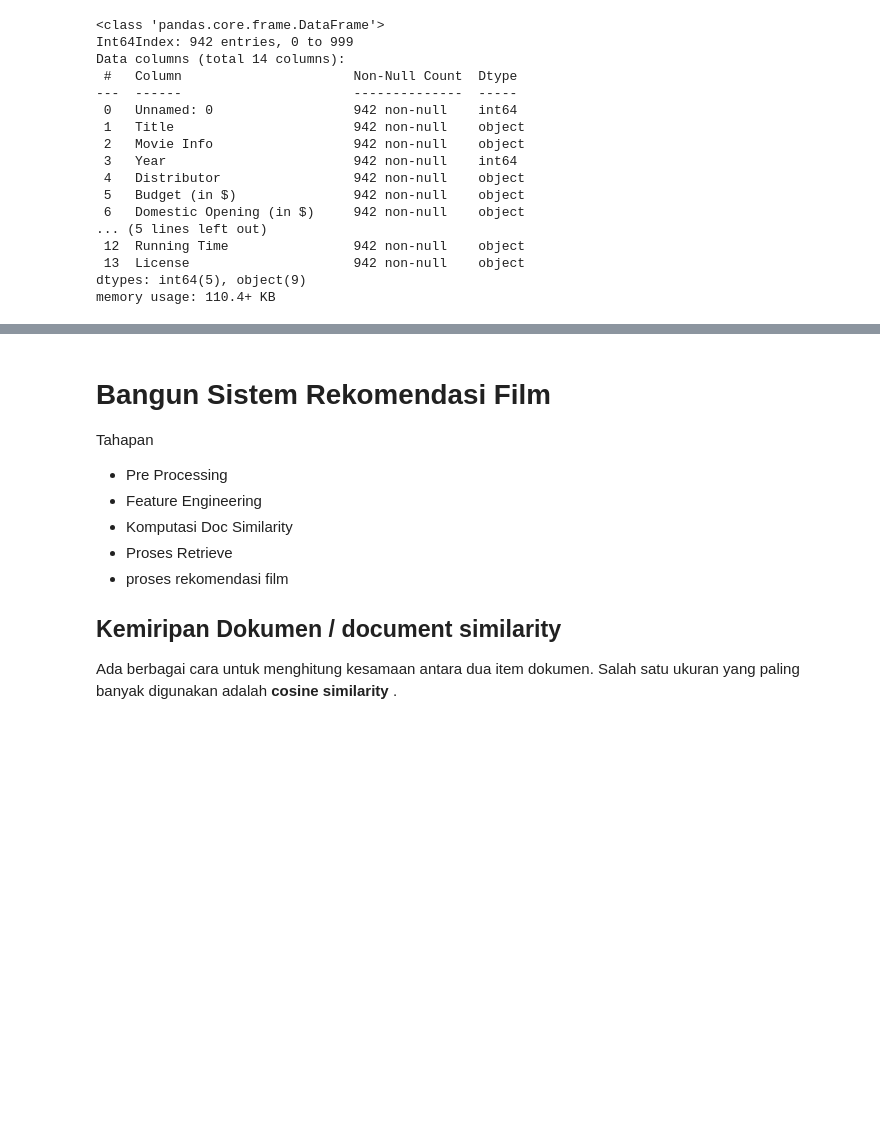
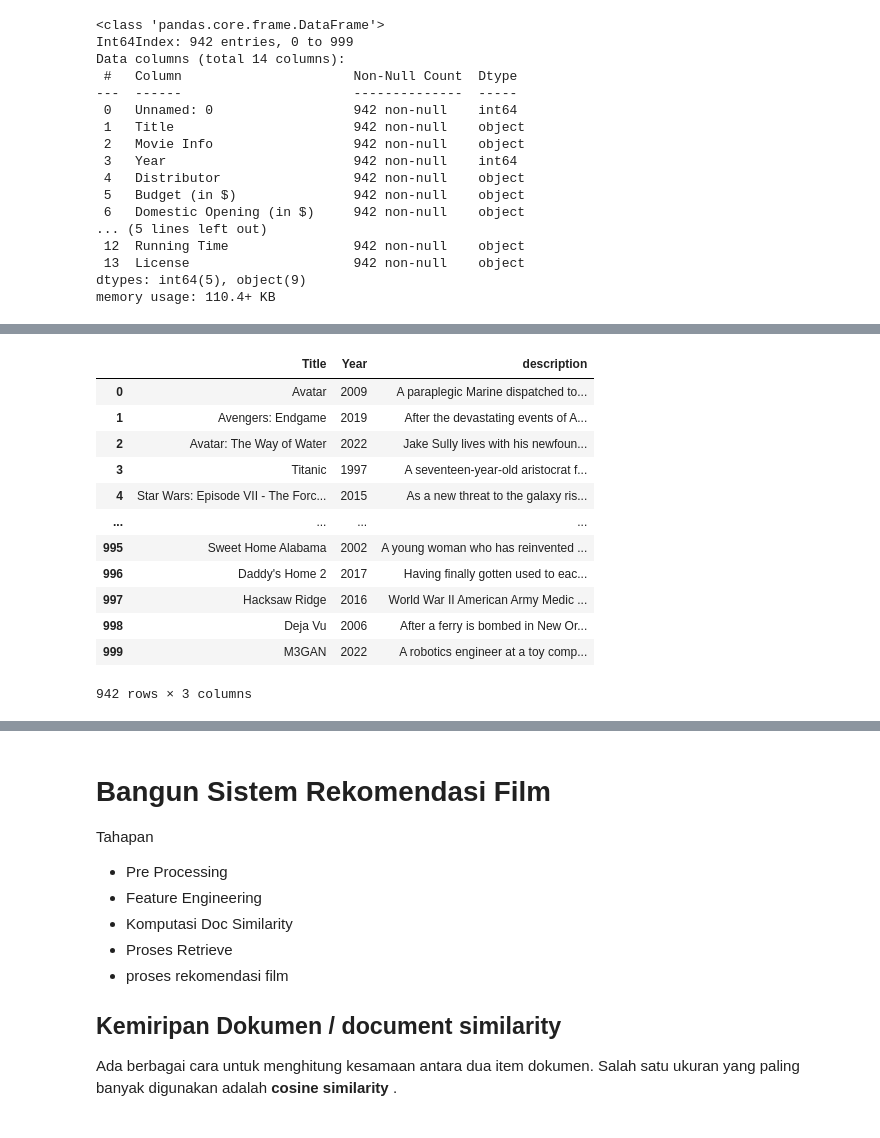
Before and after one commit to Mazcho/Sistem-Temu-Kembali-Informasi, a Jupyter notebook: Minggu4 Vector Space/Projek MInggu 4/Document Similarity.ipynb, the cells around one changed output, grey strips where cells are left out. Saved outputs shown, nothing was run; the diff lists cells and outputs as text; code cells hidden in the pictures; blank space fills up the shorter version.

```diff
--- a/Minggu4 Vector Space/Projek MInggu 4/Document Similarity.ipynb
+++ b/Minggu4 Vector Space/Projek MInggu 4/Document Similarity.ipynb
@@ -117,3 +106,19 @@ df_new.head()
+# %%
+df_new
+# %% [output]
+|  | Title | Year | description |
+| 0 | Avatar | 2009 | A paraplegic Marine dispatched to... |
+| 1 | Avengers: Endgame | 2019 | After the devastating events of A... |
+| 2 | Avatar: The Way of Water | 2022 | Jake Sully lives with his newfoun... |
+| 3 | Titanic | 1997 | A seventeen-year-old aristocrat f... |
+| 4 | Star Wars: Episode VII - The Forc... | 2015 | As a new threat to the galaxy ris... |
+| ... | ... | ... | ... |
+| 995 | Sweet Home Alabama | 2002 | A young woman who has reinvented ... |
+| 996 | Daddy's Home 2 | 2017 | Having finally gotten used to eac... |
+| 997 | Hacksaw Ridge | 2016 | World War II American Army Medic ... |
+| 998 | Deja Vu | 2006 | After a ferry is bombed in New Or... |
+| 999 | M3GAN | 2022 | A robotics engineer at a toy comp... |
+942 rows × 3 columns
 # %%
 df_new.iloc[200].description
 # %% [output]
```
Also changed, not shown: parts of 14 cells of this notebook, 1 other file.
